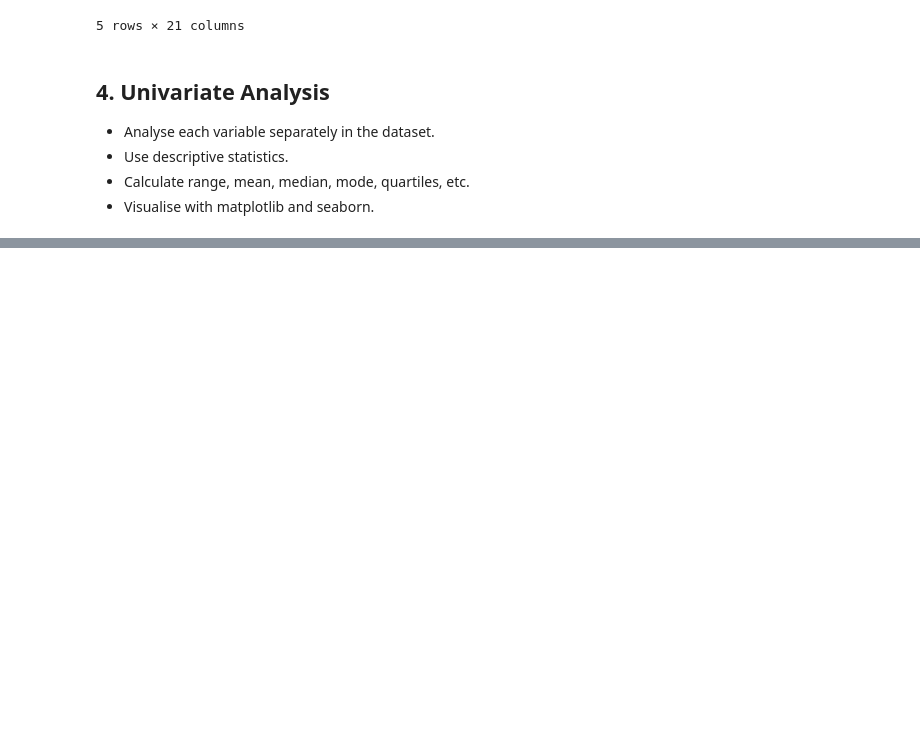
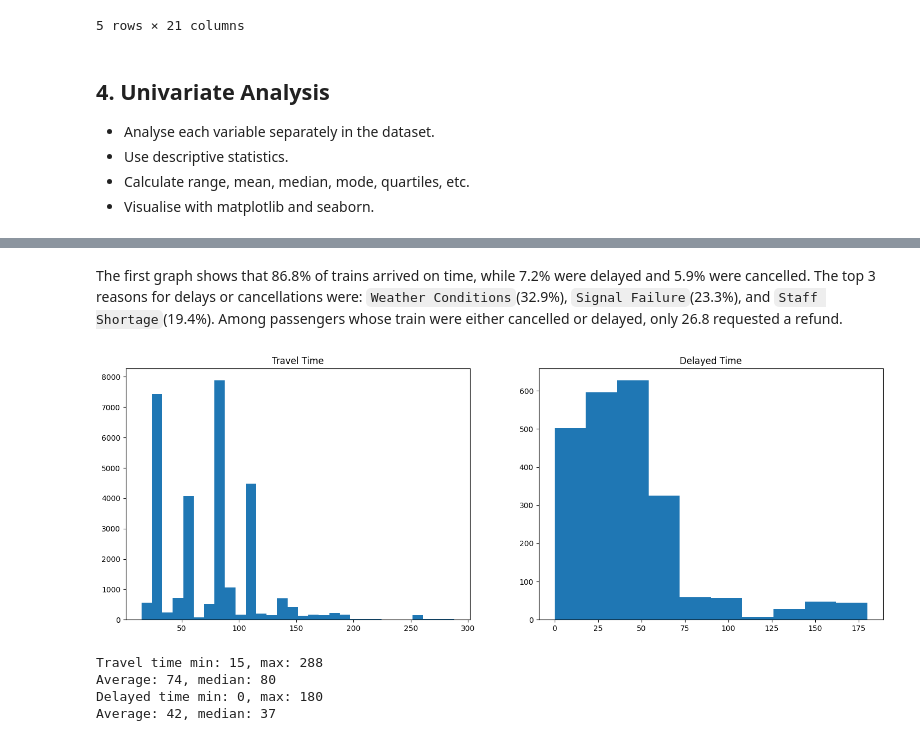
Before and after one commit to tsu76i/DS-playground, a Jupyter notebook: 1. Exploratory Data Analysis (EDA)/1.1_UK_Train_Rides.ipynb, the cells around one changed output, grey strips where cells are left out. Cells and saved outputs as stored; diff of their text form; code cells hidden in the pictures; blank space fills up the shorter version.

```diff
--- a/1. Exploratory Data Analysis (EDA)/1.1_UK_Train_Rides.ipynb
+++ b/1. Exploratory Data Analysis (EDA)/1.1_UK_Train_Rides.ipynb
@@ -390,0 +503,26 @@ df.describe()
+# %% [markdown]
+The first graph shows that 86.8% of trains arrived on time, while 7.2% were delayed and 5.9% were cancelled. The top 3 reasons for delays or cancellations were: `Weather Conditions`(32.9%), `Signal Failure`(23.3%), and `Staff Shortage`(19.4%). Among passengers whose train were either cancelled or delayed, only 26.8 requested a refund.
+# %%
+on_time_or_delayed = df[df['Journey Status'].isin(['On Time', 'Delayed'])]
+delayed=df[df['Journey Status'] == 'Delayed']
+# Travel Time
+fig, axes = plt.subplots(nrows=1, ncols=2, figsize=(18, 6))
+axes[0].set_title('Travel Time')
+axes[0].hist(on_time_or_delayed['Travel Time'], bins=30)
+
+# Delayed Time
+axes[1].set_title('Delayed Time')
+axes[1].hist(delayed['Delayed Time'])
+plt.show()
+# %% [output]
+[figure, added]
+# %%
+print(f"Travel time min: {min(on_time_or_delayed['Travel Time'])}, max: {max(on_time_or_delayed['Travel Time'])}")
+print(f"Average: {np.mean(on_time_or_delayed['Travel Time']):.0f}, median: {np.median(on_time_or_delayed['Travel Time']):.0f}")
+print(f"Delayed time min: {min(delayed['Delayed Time'])}, max: {max(delayed['Delayed Time'])}")
+print(f"Average: {np.mean(delayed['Delayed Time']):.0f}, median: {np.median(delayed['Delayed Time']):.0f}")
+# %% [output]
+Travel time min: 15, max: 288
+Average: 74, median: 80
+Delayed time min: 0, max: 180
+Average: 42, median: 37
```
Also changed, not shown: parts of 19 cells of this notebook.
